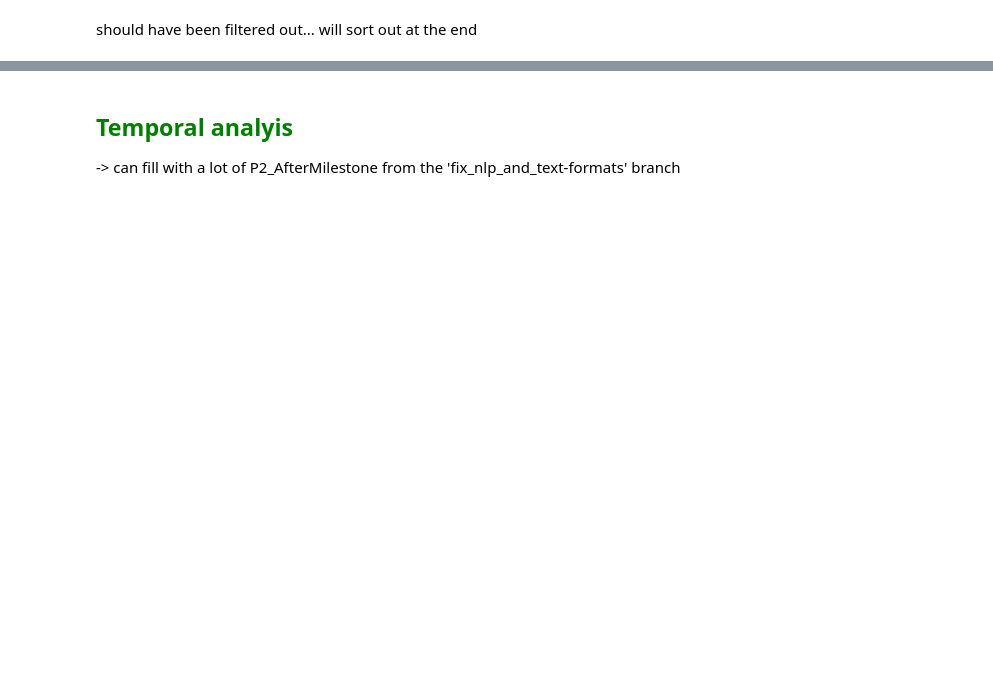
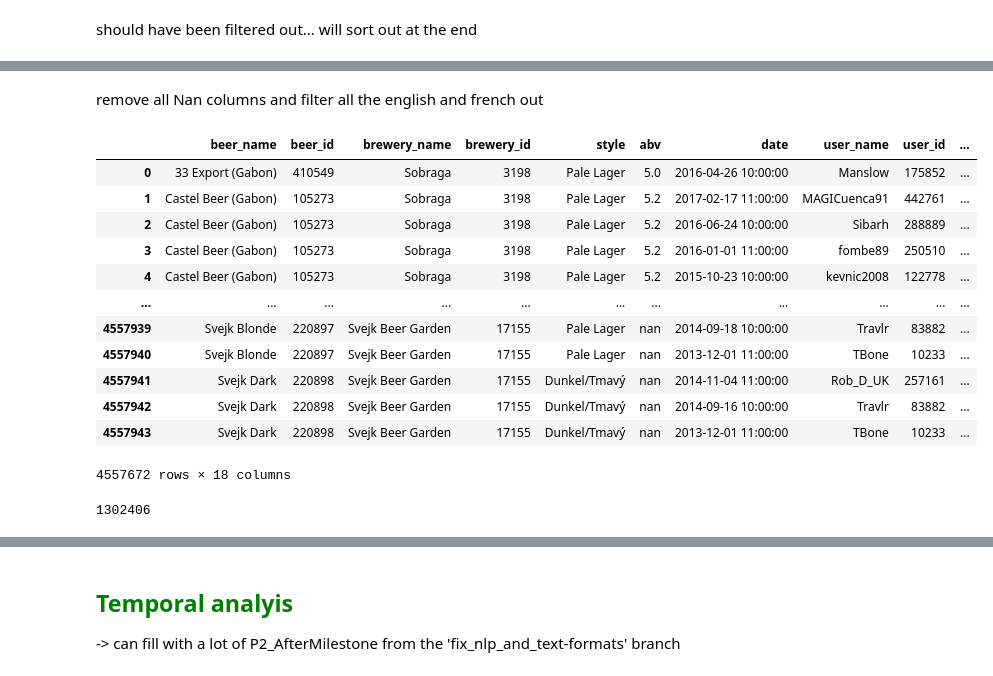
Before and after one commit to epfl-ada/ada-2023-project-adarescueteam, a Jupyter notebook: code/P3.ipynb, the cells around one changed output, grey strips where cells are left out. Drawn from its saved outputs; the diff is of its cells as text; code cells hidden in the pictures; blank space fills up the shorter version.

```diff
--- a/code/P3.ipynb
+++ b/code/P3.ipynb
@@ -340,0 +321,26 @@ RB_BA_ratings.duplicated().sum()
+# %% [markdown]
+remove all Nan columns and filter all the english and french out
+# %%
+# show only the reviews which have a text (272 turn out to have nan)
+reviews_style_lang.loc[~reviews_style_lang['text'].isna()]
+# %% [output]
+|  | beer_name | beer_id | brewery_name | brewery_id | style | abv | date | user_name | user_id | ... |
+| 0 | 33 Export (Gabon) | 410549 | Sobraga | 3198 | Pale Lager | 5.0 | 2016-04-26 10:00:00 | Manslow | 175852 | ... |
+| 1 | Castel Beer (Gabon) | 105273 | Sobraga | 3198 | Pale Lager | 5.2 | 2017-02-17 11:00:00 | MAGICuenca91 | 442761 | ... |
+| 2 | Castel Beer (Gabon) | 105273 | Sobraga | 3198 | Pale Lager | 5.2 | 2016-06-24 10:00:00 | Sibarh | 288889 | ... |
+| 3 | Castel Beer (Gabon) | 105273 | Sobraga | 3198 | Pale Lager | 5.2 | 2016-01-01 11:00:00 | fombe89 | 250510 | ... |
+| 4 | Castel Beer (Gabon) | 105273 | Sobraga | 3198 | Pale Lager | 5.2 | 2015-10-23 10:00:00 | kevnic2008 | 122778 | ... |
+| ... | ... | ... | ... | ... | ... | ... | ... | ... | ... | ... |
+| 4557939 | Svejk Blonde | 220897 | Svejk Beer Garden | 17155 | Pale Lager | nan | 2014-09-18 10:00:00 | Travlr | 83882 | ... |
+| 4557940 | Svejk Blonde | 220897 | Svejk Beer Garden | 17155 | Pale Lager | nan | 2013-12-01 11:00:00 | TBone | 10233 | ... |
+| 4557941 | Svejk Dark | 220898 | Svejk Beer Garden | 17155 | Dunkel/Tmavý | nan | 2014-11-04 11:00:00 | Rob_D_UK | 257161 | ... |
+| 4557942 | Svejk Dark | 220898 | Svejk Beer Garden | 17155 | Dunkel/Tmavý | nan | 2014-09-16 10:00:00 | Travlr | 83882 | ... |
+| 4557943 | Svejk Dark | 220898 | Svejk Beer Garden | 17155 | Dunkel/Tmavý | nan | 2013-12-01 11:00:00 | TBone | 10233 | ... |
+4557672 rows × 18 columns
+# %%
+# so much text that couldnt be quantified...
+reviews_style_lang['lang'].isna().sum()
+
+##### not removing for now.. plan could be to filter them out and retry to run the nlp... although i think the problem is because of floats in the text (run the nlp pipeline without 'try:' ... 'except: na...')
+# %% [output]
+1302406
```
Also changed, not shown: parts of 39 cells of this notebook.
